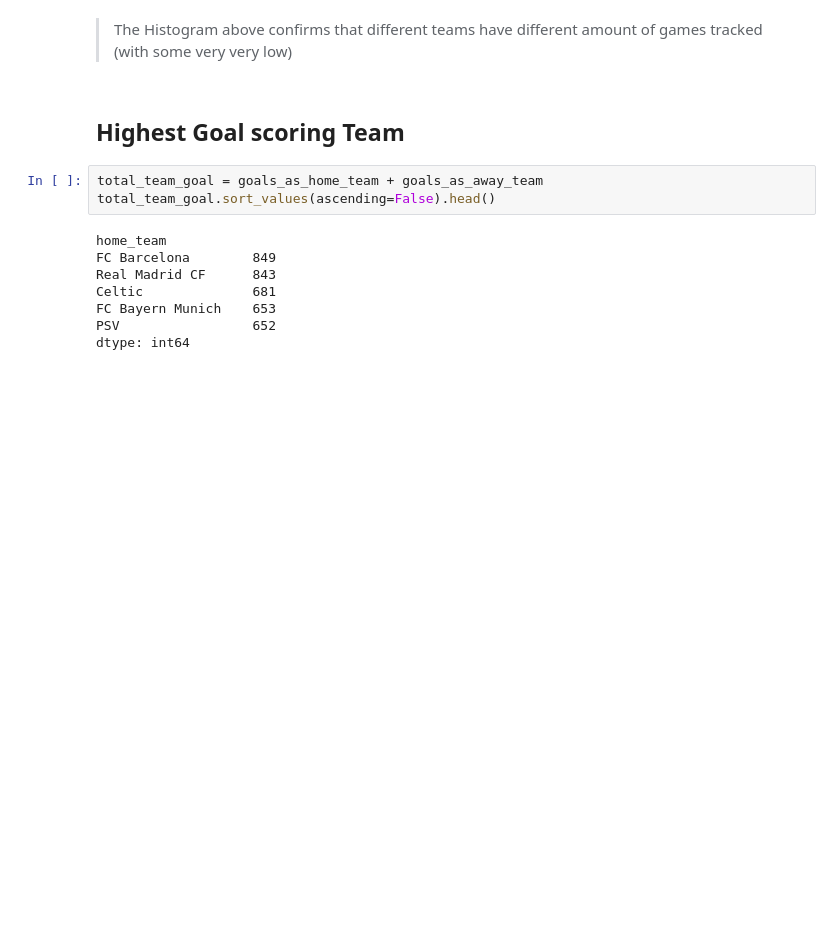
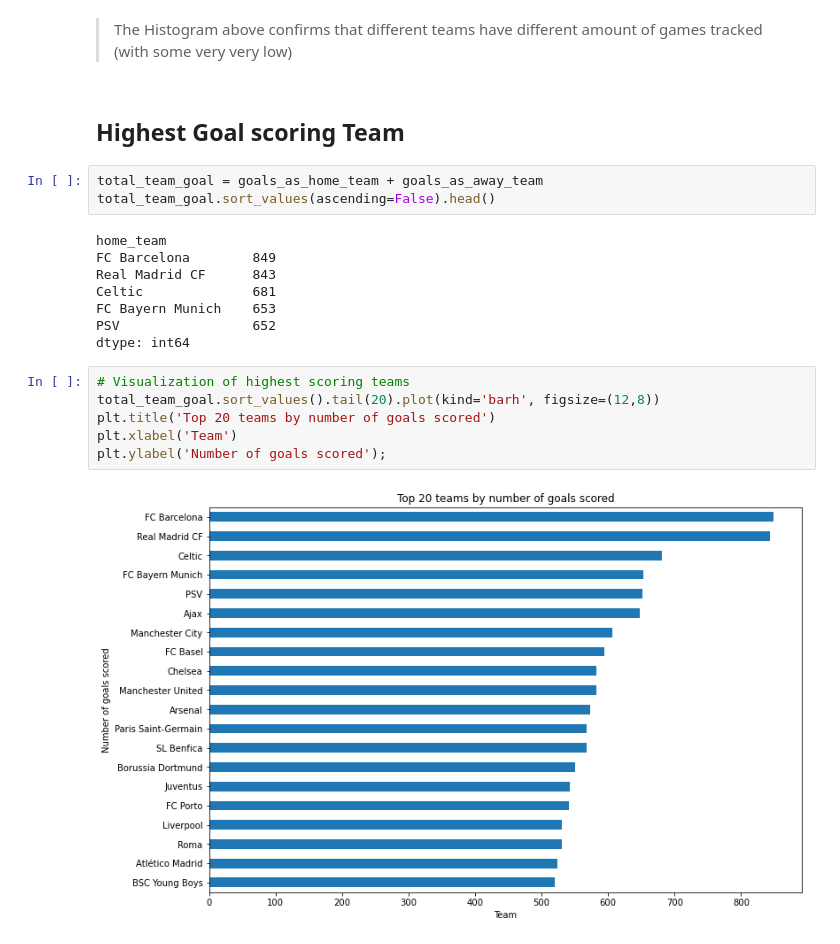
Before and after one commit to tunji-dev/Udacity_Data_Analyst_Nanodegree, a Jupyter notebook: project_2_investigate_soccer_dataset/soccer_dataset.ipynb, the cells around one changed output. Cells and saved outputs as stored; diff of their text form; blank space fills up the shorter version.

```diff
--- a/project_2_investigate_soccer_dataset/soccer_dataset.ipynb
+++ b/project_2_investigate_soccer_dataset/soccer_dataset.ipynb
@@ -539,3 +539,11 @@ Celtic              681
 FC Bayern Munich    653
 PSV                 652
 dtype: int64
+# %%
+# Visualization of highest scoring teams
+total_team_goal.sort_values().tail(20).plot(kind='barh', figsize=(12,8))
+plt.title('Top 20 teams by number of goals scored')
+plt.xlabel('Team')
+plt.ylabel('Number of goals scored');
+# %% [output]
+[figure, added]
```
